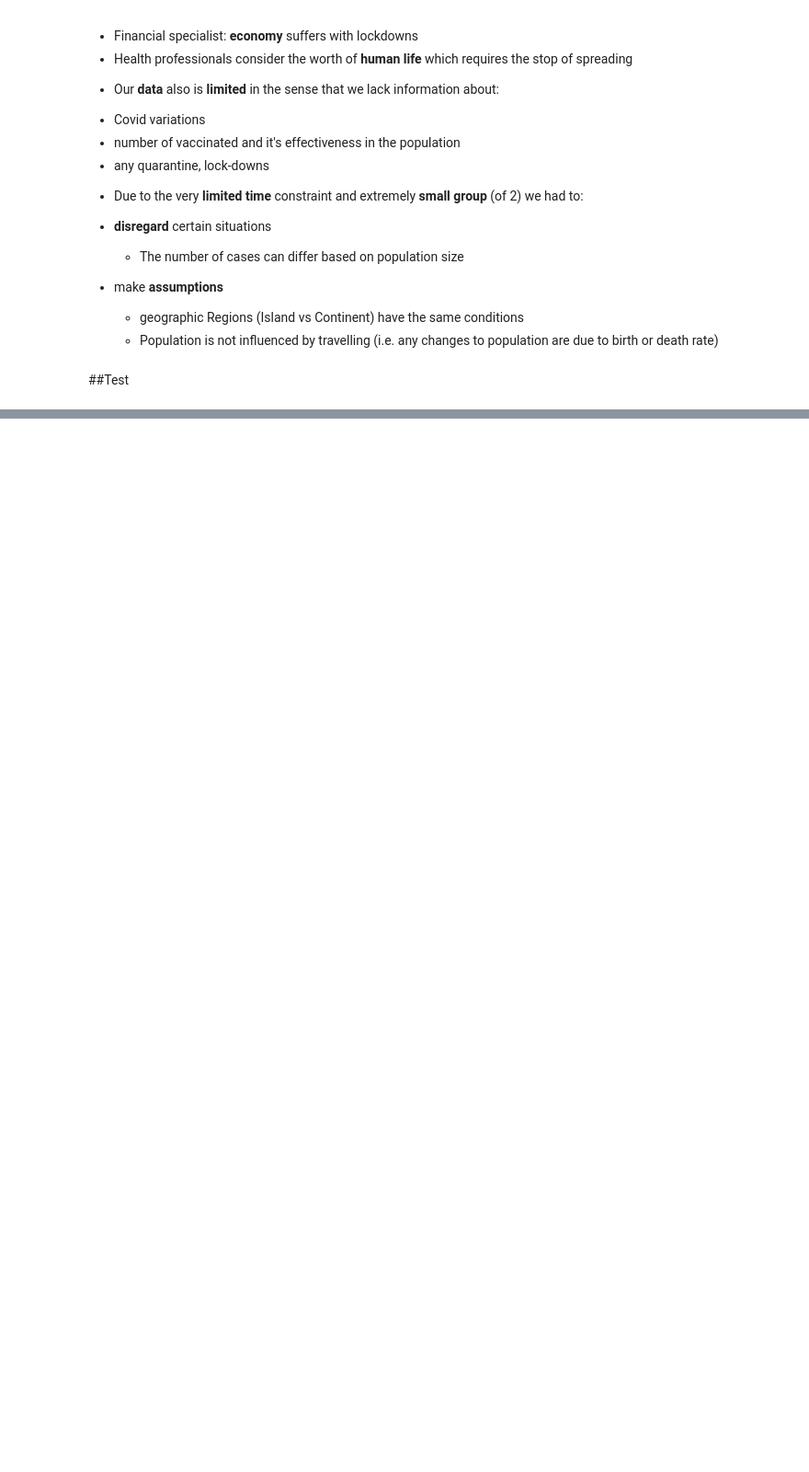
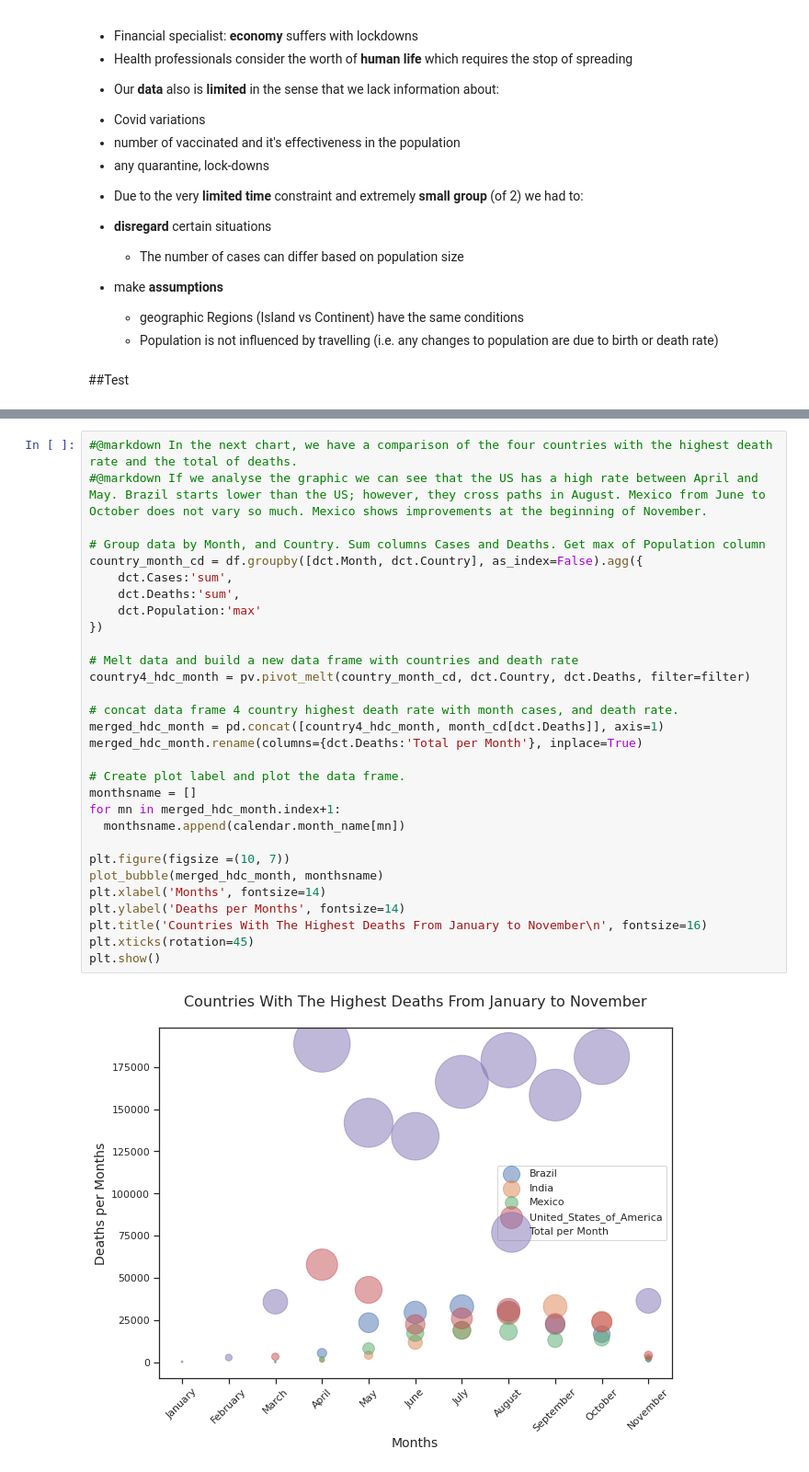
Before and after one commit to raulFuzita/cct_data_visualisation_communication, a Jupyter notebook: DVC_CA_Marina.ipynb, the cells around one changed output, grey strips where cells are left out. Shown: that part at 92% size. Cells and saved outputs as stored; diff of their text form; blank space fills up the shorter version.

```diff
--- a/DVC_CA_Marina.ipynb
+++ b/DVC_CA_Marina.ipynb
@@ -568,0 +574,32 @@ sns.heatmap(pcd.corr(), annot=True, cmap='Oranges')
+# %%
+#@markdown In the next chart, we have a comparison of the four countries with the highest death rate and the total of deaths.
+#@markdown If we analyse the graphic we can see that the US has a high rate between April and May. Brazil starts lower than the US; however, they cross paths in August. Mexico from June to October does not vary so much. Mexico shows improvements at the beginning of November.
+
+# Group data by Month, and Country. Sum columns Cases and Deaths. Get max of Population column
+country_month_cd = df.groupby([dct.Month, dct.Country], as_index=False).agg({
+    dct.Cases:'sum',
+    dct.Deaths:'sum',
+    dct.Population:'max'
+})
+
+# Melt data and build a new data frame with countries and death rate
+country4_hdc_month = pv.pivot_melt(country_month_cd, dct.Country, dct.Deaths, filter=filter)
+
+# concat data frame 4 country highest death rate with month cases, and death rate.
+merged_hdc_month = pd.concat([country4_hdc_month, month_cd[dct.Deaths]], axis=1)
+merged_hdc_month.rename(columns={dct.Deaths:'Total per Month'}, inplace=True)
+
+# Create plot label and plot the data frame.
+monthsname = []
+for mn in merged_hdc_month.index+1:
+  monthsname.append(calendar.month_name[mn])
+
+plt.figure(figsize =(10, 7))
+plot_bubble(merged_hdc_month, monthsname)
+plt.xlabel('Months', fontsize=14)
+plt.ylabel('Deaths per Months', fontsize=14)
+plt.title('Countries With The Highest Deaths From January to November\n', fontsize=16)
+plt.xticks(rotation=45)
+plt.show()
+# %% [output]
+[figure, added]
```
Also changed, not shown: parts of 103 cells of this notebook.
